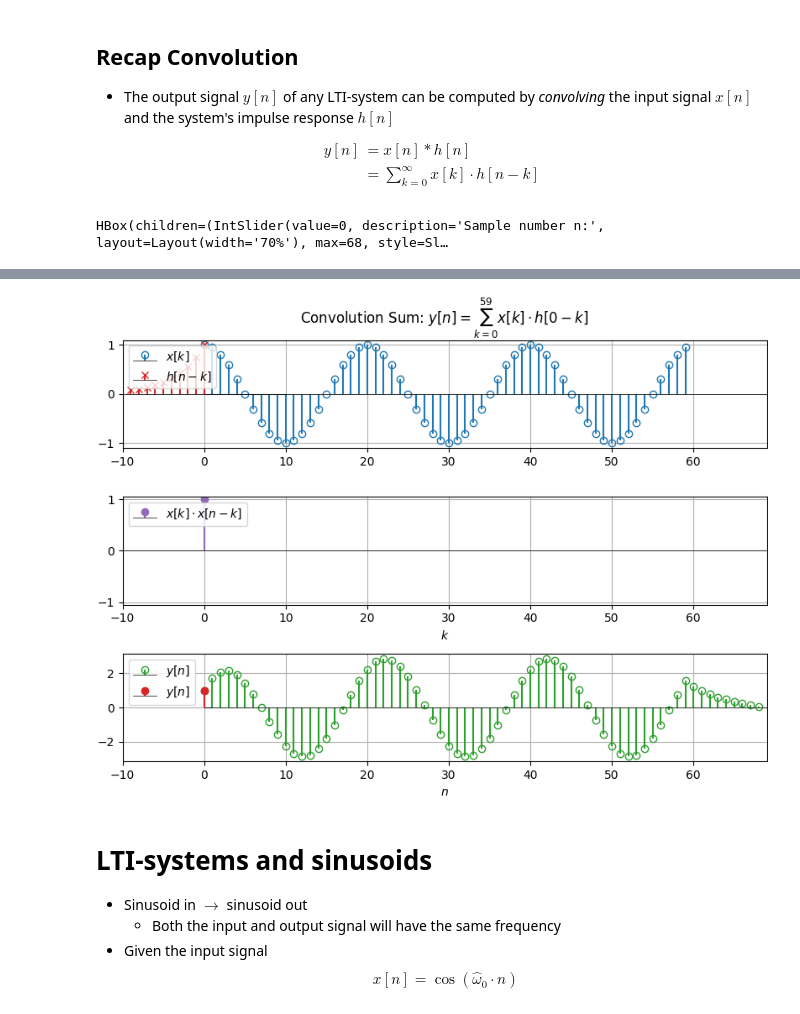
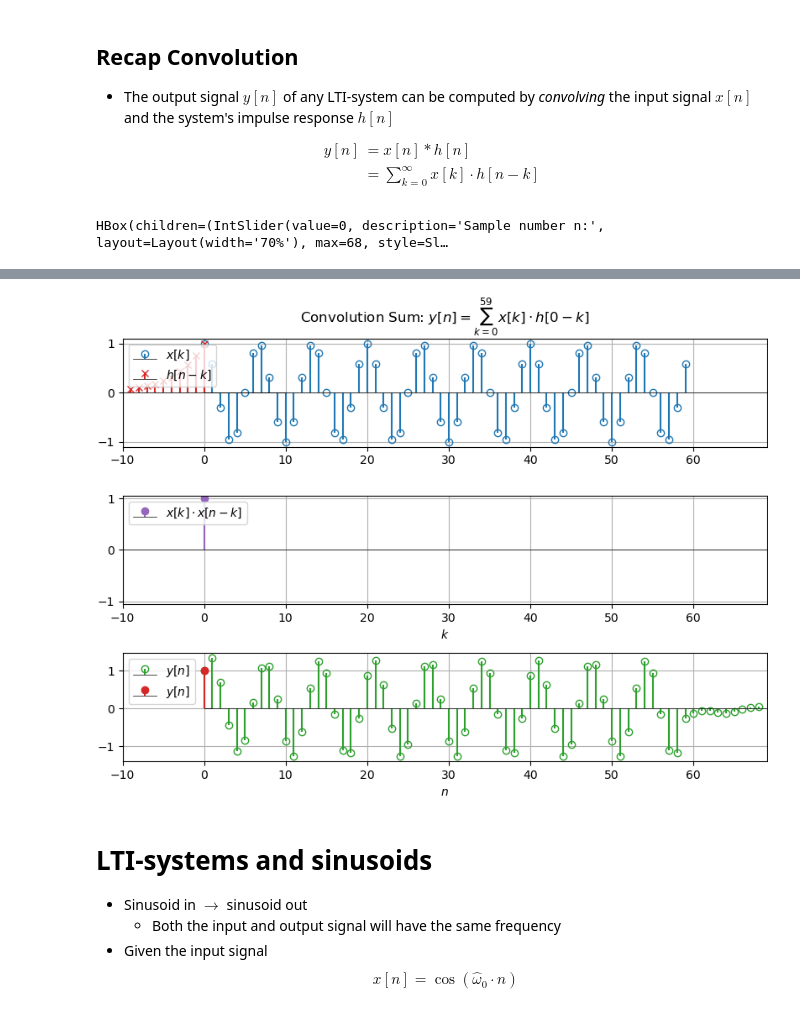
Before and after one commit to kaierih/AIS2201-Lecture_Notes, a Jupyter notebook: digital_filters/frequency_response.ipynb, the cells around one changed output, grey strips where cells are left out. Saved outputs shown, nothing was run; the diff lists cells and outputs as text; code cells hidden in the pictures.

```diff
--- a/digital_filters/frequency_response.ipynb
+++ b/digital_filters/frequency_response.ipynb
@@ -57,13 +57,13 @@ y[n] &= x[n]*h[n]\\
 \end{align*}
 # %%
 from demos import ConvolutionDemo
-n = np.arange(60); xn = np.cos(pi/10*n) # x[n] er en Sinussekvens
+n = np.arange(60); xn = np.cos(3*pi/10*n) # x[n] er en Sinussekvens
 hn =  0.75**np.arange(10)               # h[n] = 0.75^n, 0 <= n < 10.
 ConvolutionDemo(xn, hn, fig_num=1);
 # %% [output]
 HBox(children=(IntSlider(value=0, description='Sample number n:', layout=Layout(width='70%'), max=68, style=Sl…
 [interactive output not drawn]
-[figure, old version]
+[figure, new version]
 # %% [markdown]
 # LTI-systems and sinusoids
 
```
Also changed, not shown: parts of 16 cells of this notebook, 1 other file.
